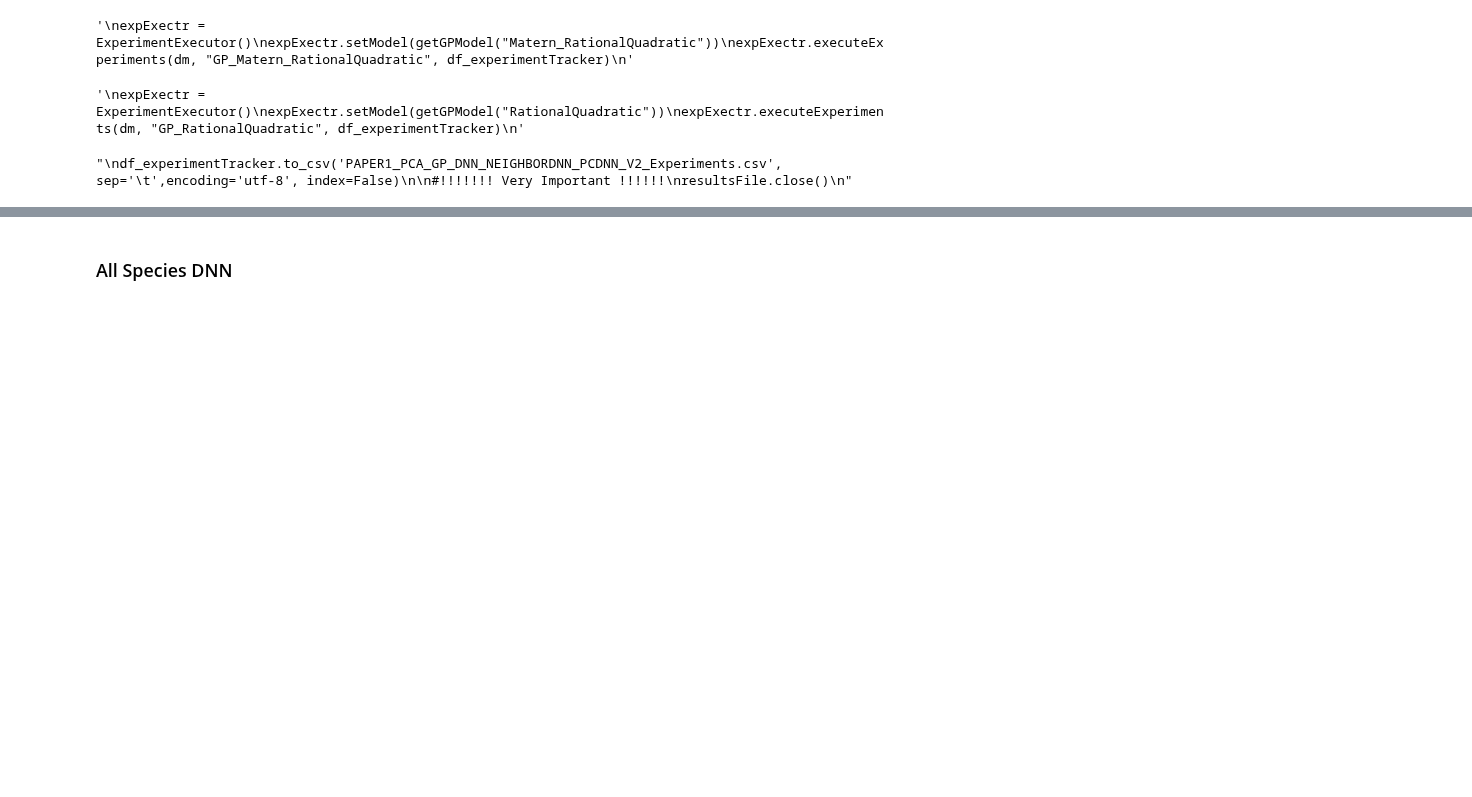
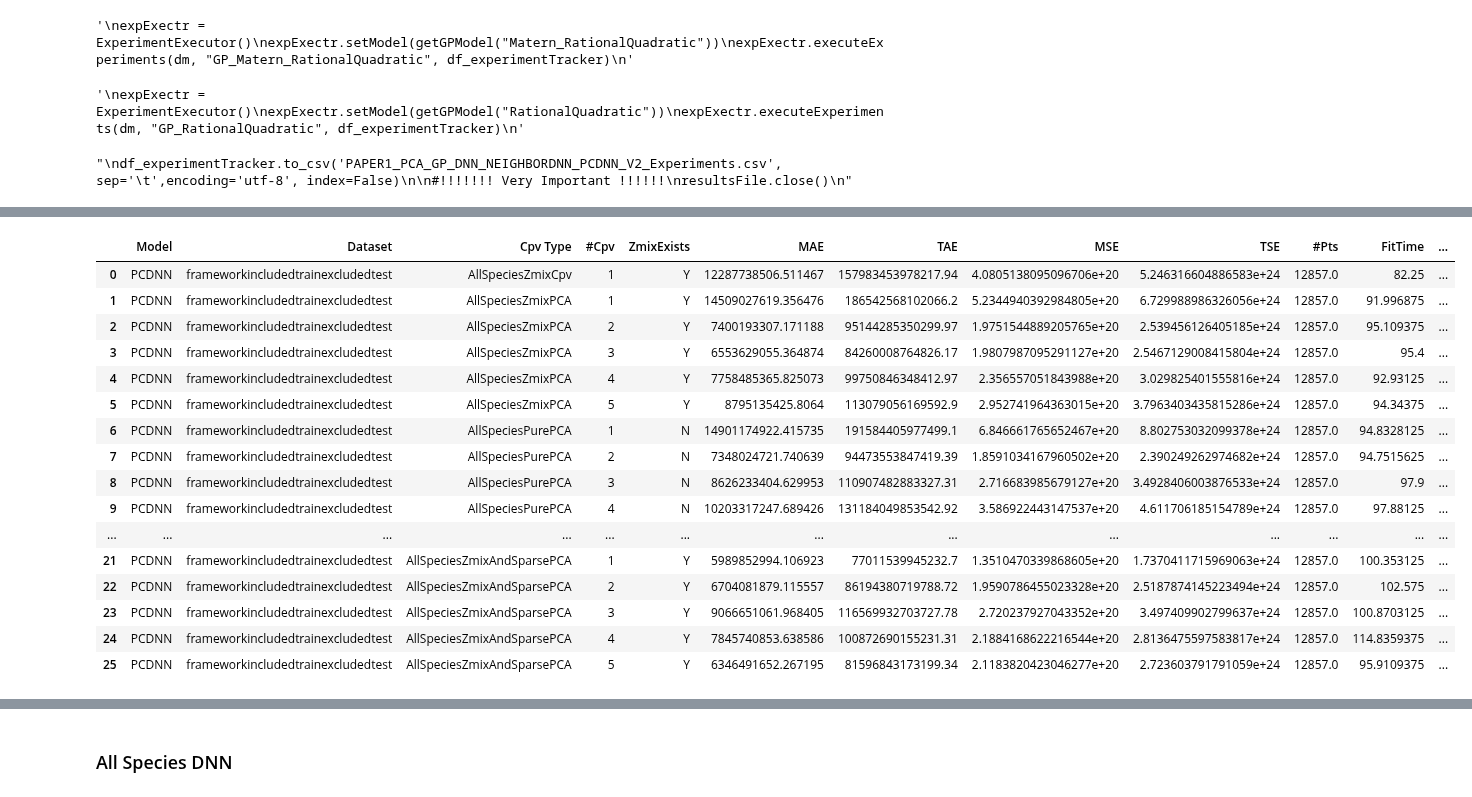
Before and after one commit to amolsalunkhe/ChemTab, a Jupyter notebook: PAPER1_PCA_GP_DNN_NEIGHBORDNN_PCDNN_V2.ipynb, the cells around one changed output, grey strips where cells are left out. Cells and saved outputs as stored; diff of their text form; code cells hidden in the pictures; blank space fills up the shorter version.

```diff
--- a/PAPER1_PCA_GP_DNN_NEIGHBORDNN_PCDNN_V2.ipynb
+++ b/PAPER1_PCA_GP_DNN_NEIGHBORDNN_PCDNN_V2.ipynb
@@ -1543,0 +1403,5 @@ sns.residplot(Y_test.flatten(), getResiduals(Y_test,Y_pred))
+# %%
+
+dnnexperimentTrackingFields = ['Model','Dataset','Cpv Type','#Cpv',"ZmixExists",'MAE','TAE','MSE','TSE','#Pts','FitTime','PredTime','MAX-MAE','MAX-TAE','MAX-MSE','MAX-TSE','MIN-MAE','MIN-TAE','MIN-MSE','MIN-TSE']
+
+df_pcdnnexperimentTracker = pd.DataFrame(columns=dnnexperimentTrackingFields)
@@ -1543,0 +1452,20 @@ sns.residplot(Y_test.flatten(), getResiduals(Y_test,Y_pred))
+# %%
+df_pcdnnexperimentTracker
+# %% [output]
+|  | Model | Dataset | Cpv Type | #Cpv | ZmixExists | MAE | TAE | MSE | TSE | #Pts | FitTime | ... |
+| 0 | PCDNN | frameworkincludedtrainexcludedtest | AllSpeciesZmixCpv | 1 | Y | 12287738506.511467 | 157983453978217.94 | 4.0805138095096706e+20 | 5.246316604886583e+24 | 12857.0 | 82.25 | ... |
+| 1 | PCDNN | frameworkincludedtrainexcludedtest | AllSpeciesZmixPCA | 1 | Y | 14509027619.356476 | 186542568102066.2 | 5.2344940392984805e+20 | 6.729988986326056e+24 | 12857.0 | 91.996875 | ... |
+| 2 | PCDNN | frameworkincludedtrainexcludedtest | AllSpeciesZmixPCA | 2 | Y | 7400193307.171188 | 95144285350299.97 | 1.9751544889205765e+20 | 2.539456126405185e+24 | 12857.0 | 95.109375 | ... |
+| 3 | PCDNN | frameworkincludedtrainexcludedtest | AllSpeciesZmixPCA | 3 | Y | 6553629055.364874 | 84260008764826.17 | 1.9807987095291127e+20 | 2.5467129008415804e+24 | 12857.0 | 95.4 | ... |
+| 4 | PCDNN | frameworkincludedtrainexcludedtest | AllSpeciesZmixPCA | 4 | Y | 7758485365.825073 | 99750846348412.97 | 2.356557051843988e+20 | 3.029825401555816e+24 | 12857.0 | 92.93125 | ... |
+| 5 | PCDNN | frameworkincludedtrainexcludedtest | AllSpeciesZmixPCA | 5 | Y | 8795135425.8064 | 113079056169592.9 | 2.952741964363015e+20 | 3.7963403435815286e+24 | 12857.0 | 94.34375 | ... |
+| 6 | PCDNN | frameworkincludedtrainexcludedtest | AllSpeciesPurePCA | 1 | N | 14901174922.415735 | 191584405977499.1 | 6.846661765652467e+20 | 8.802753032099378e+24 | 12857.0 | 94.8328125 | ... |
+| 7 | PCDNN | frameworkincludedtrainexcludedtest | AllSpeciesPurePCA | 2 | N | 7348024721.740639 | 94473553847419.39 | 1.8591034167960502e+20 | 2.390249262974682e+24 | 12857.0 | 94.7515625 | ... |
+| 8 | PCDNN | frameworkincludedtrainexcludedtest | AllSpeciesPurePCA | 3 | N | 8626233404.629953 | 110907482883327.31 | 2.716683985679127e+20 | 3.4928406003876533e+24 | 12857.0 | 97.9 | ... |
+| 9 | PCDNN | frameworkincludedtrainexcludedtest | AllSpeciesPurePCA | 4 | N | 10203317247.689426 | 131184049853542.92 | 3.586922443147537e+20 | 4.611706185154789e+24 | 12857.0 | 97.88125 | ... |
+| ... | ... | ... | ... | ... | ... | ... | ... | ... | ... | ... | ... | ... |
+| 21 | PCDNN | frameworkincludedtrainexcludedtest | AllSpeciesZmixAndSparsePCA | 1 | Y | 5989852994.106923 | 77011539945232.7 | 1.3510470339868605e+20 | 1.7370411715969063e+24 | 12857.0 | 100.353125 | ... |
+| 22 | PCDNN | frameworkincludedtrainexcludedtest | AllSpeciesZmixAndSparsePCA | 2 | Y | 6704081879.115557 | 86194380719788.72 | 1.9590786455023328e+20 | 2.5187874145223494e+24 | 12857.0 | 102.575 | ... |
+| 23 | PCDNN | frameworkincludedtrainexcludedtest | AllSpeciesZmixAndSparsePCA | 3 | Y | 9066651061.968405 | 116569932703727.78 | 2.720237927043352e+20 | 3.497409902799637e+24 | 12857.0 | 100.8703125 | ... |
+| 24 | PCDNN | frameworkincludedtrainexcludedtest | AllSpeciesZmixAndSparsePCA | 4 | Y | 7845740853.638586 | 100872690155231.31 | 2.1884168622216544e+20 | 2.8136475597583817e+24 | 12857.0 | 114.8359375 | ... |
+| 25 | PCDNN | frameworkincludedtrainexcludedtest | AllSpeciesZmixAndSparsePCA | 5 | Y | 6346491652.267195 | 81596843173199.34 | 2.1183820423046277e+20 | 2.723603791791059e+24 | 12857.0 | 95.9109375 | ... |
```
Also changed, not shown: parts of 107 cells of this notebook, 1 other file.
